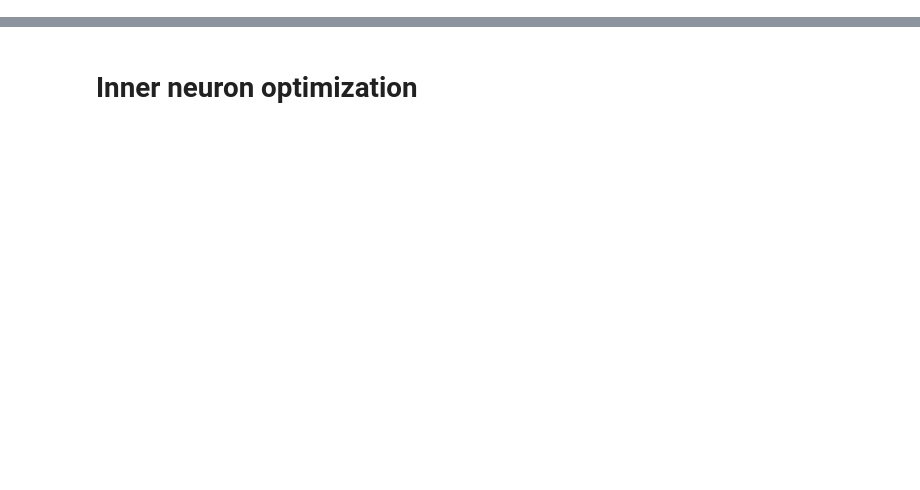
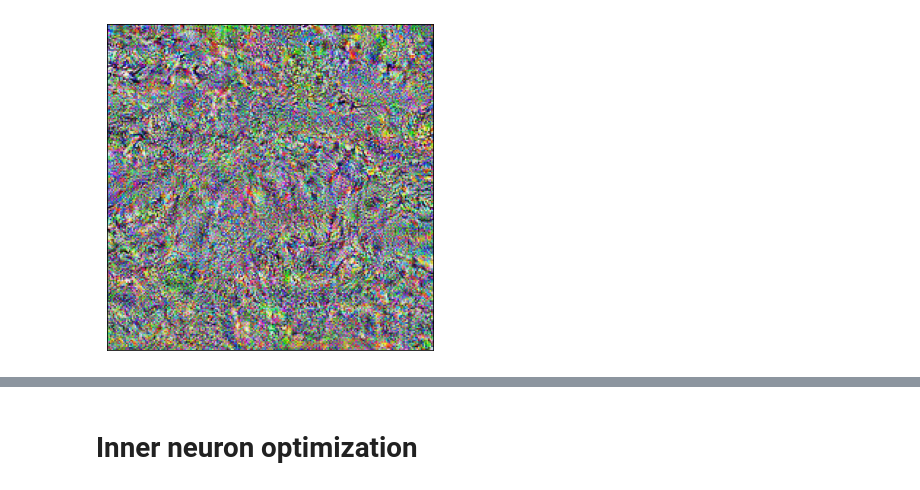
Before and after one commit to jtv199/ai-safety-ml4g, a Jupyter notebook: days/w1d2/feature_vizu_solution.ipynb, the cells around one changed output, grey strips where cells are left out. Saved outputs shown, nothing was run; the diff lists cells and outputs as text; code cells hidden in the pictures; blank space fills up the shorter version.

```diff
--- a/days/w1d2/feature_vizu_solution.ipynb
+++ b/days/w1d2/feature_vizu_solution.ipynb
@@ -30,0 +95,4 @@ TFORM = transforms.Compose([
+# %%
+optimize_img(img, model)
+# %% [output]
+[figure, added]
```
Also changed, not shown: parts of 25 cells of this notebook.
